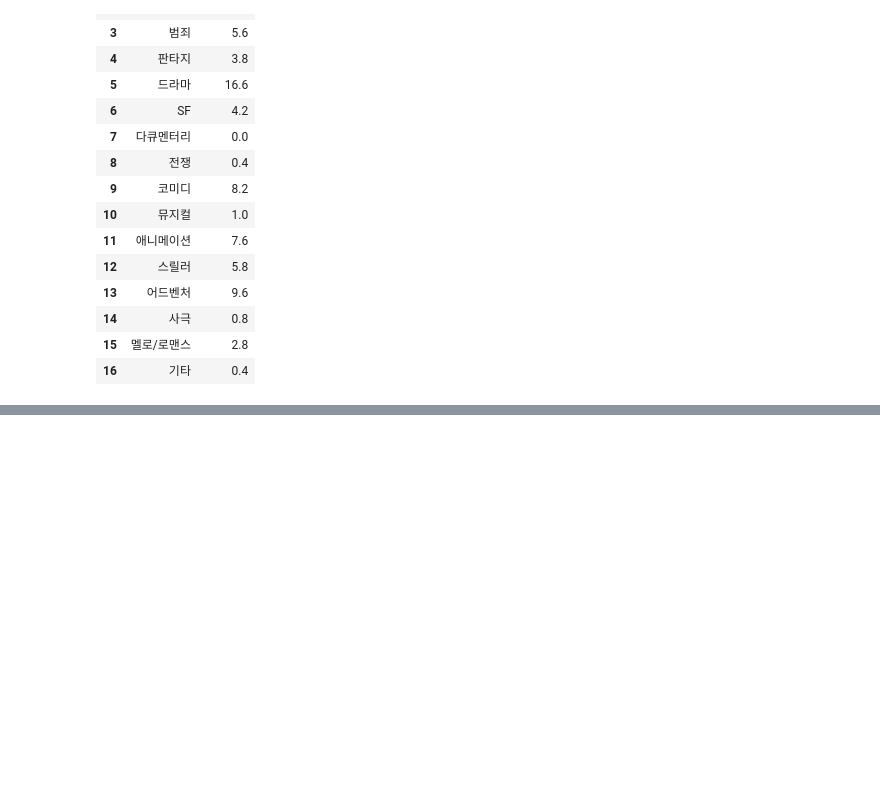
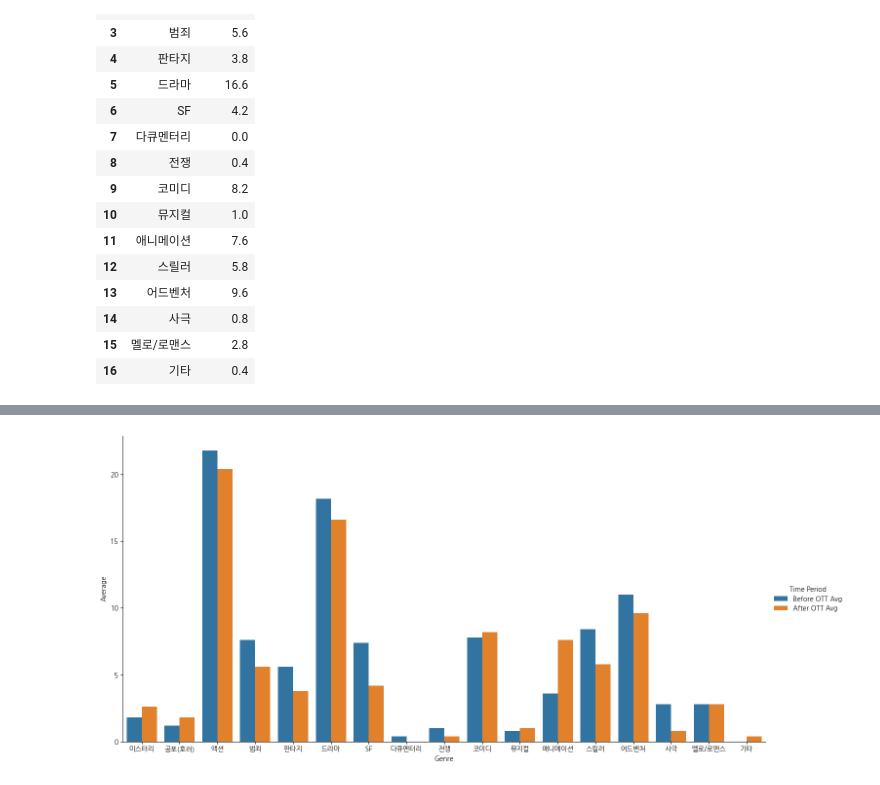
Before and after one commit to addinedu-ros-8th/eda-repo-1, a Jupyter notebook: src/ott_yearly_genre_analysis.ipynb, the cells around one changed output, grey strips where cells are left out. Cells and saved outputs as stored; diff of their text form; code cells hidden in the pictures; blank space fills up the shorter version.

Commit message:
ott bef/aft number of open comparison by each genre

```diff
--- a/src/ott_yearly_genre_analysis.ipynb
+++ b/src/ott_yearly_genre_analysis.ipynb
@@ -115,21 +58,0 @@ See the caveats in the documentation: https://pandas.pydata.org/pandas-docs/stab
-# %%
-numGenre = []
-yearly = []
-genre_list = []
-
-for year in years:
-    genre_year = raw_data[(raw_data["Year"] == year)]
-
-    genre_year["Genre"] = genre_year["Genre"].apply(ast.literal_eval)
-    all_genres = genre_year["Genre"].explode()
-
-
-    for genre in genres:
-        count = all_genres[all_genres == genre].count()
-        numGenre.append(count)
-        yearly.append(year)
-        genre_list.append(genre)
-
-data = {"Genre" : genre_list, "Number" : numGenre, "Year":yearly}
-num_genre = pd.DataFrame(data)
-num_genre
@@ -230,8 +112,8 @@ for genre in genres:
     numOfGenreAftOTT.append(count)
 
 data = {"Genre" : genres, "Number" : numOfGenreAftOTT}
-num_of_genre_bef_ott = pd.DataFrame(data)
-num_of_genre_bef_ott
+num_of_genre_aft_ott = pd.DataFrame(data)
+num_of_genre_aft_ott
 # %% [output]
 A value is trying to be set on a copy of a slice from a DataFrame.
 Try using .loc[row_indexer,col_indexer] = value instead
@@ -256,3 +138,8 @@ See the caveats in the documentation: https://pandas.pydata.org/pandas-docs/stab
 | 14 | 사극 | 0.8 |
 | 15 | 멜로/로맨스 | 2.8 |
 | 16 | 기타 | 0.4 |
+# %%
+avg_num_genre = num_of_genre_bef_ott
+avg_num_genre.rename(columns={"Genre":"Genre", "Number":"Before OTT Avg"}, inplace=True)
+avg_num_genre["After OTT Avg"] = num_of_genre_aft_ott["Number"]
+avg_num_genre
@@ -258,0 +165,3 @@ See the caveats in the documentation: https://pandas.pydata.org/pandas-docs/stab
+# %%
+df_melted = avg_num_genre.melt(id_vars=["Genre"], var_name="Time Period", value_name="Average")
+df_melted
@@ -258,0 +186,5 @@ See the caveats in the documentation: https://pandas.pydata.org/pandas-docs/stab
+# %%
+sns.catplot(x="Genre", y="Average", hue="Time Period", data=df_melted, kind="bar", legend=True, height=7, aspect=2)
+plt.show()
+# %% [output]
+[figure, added]
```
Also changed, not shown: parts of 10 cells of this notebook.
